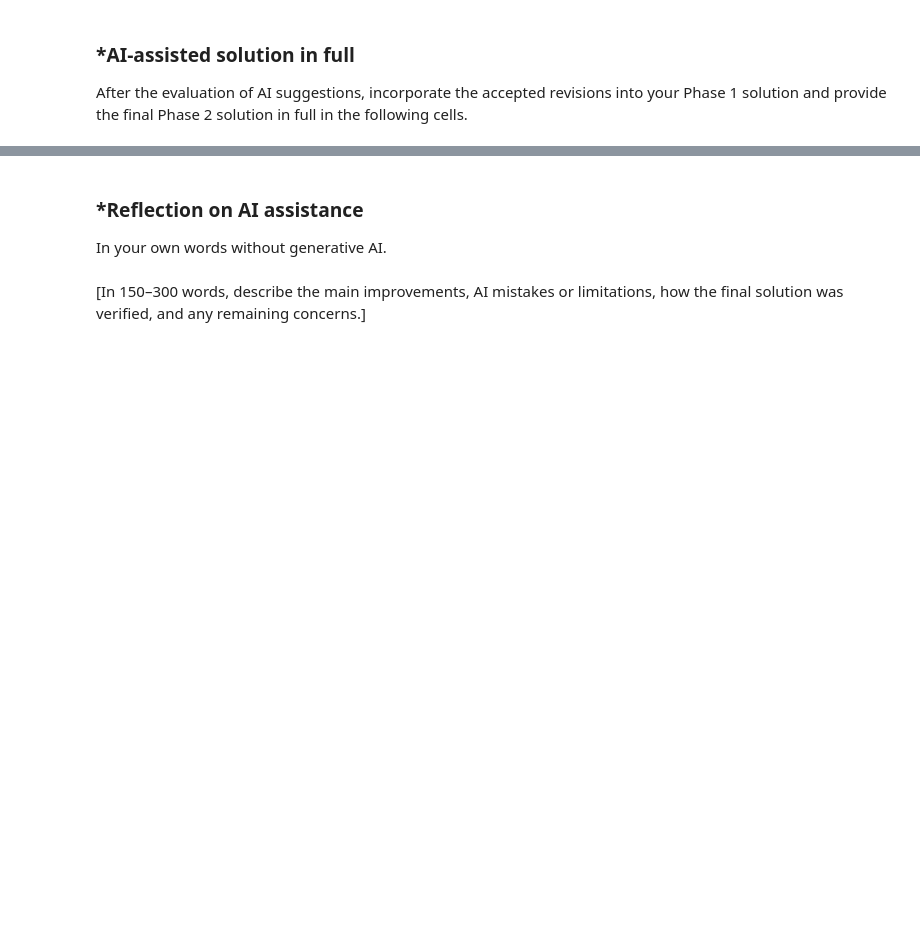
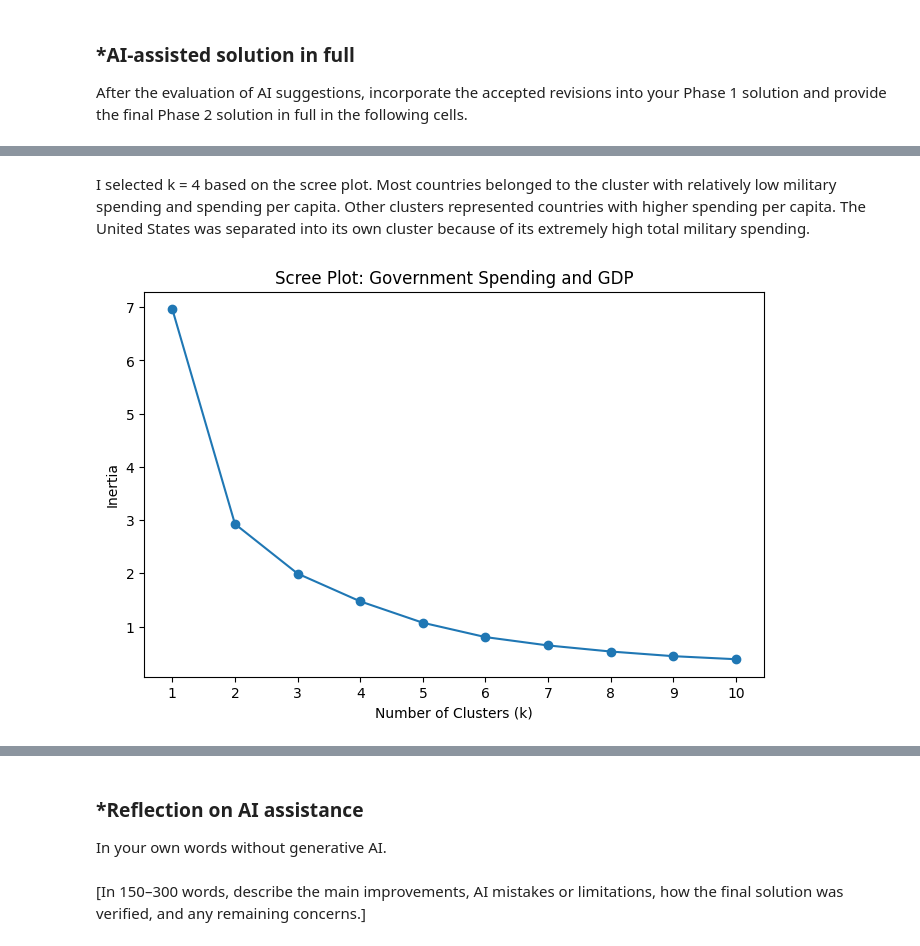
Before and after one commit to eyramg/A04-clustering, a Jupyter notebook: Copy_of_notebook.ipynb, the cells around one changed output, grey strips where cells are left out. Cells and saved outputs as stored; diff of their text form; code cells hidden in the pictures; blank space fills up the shorter version.

```diff
--- a/Copy_of_notebook.ipynb
+++ b/Copy_of_notebook.ipynb
@@ -411,0 +662,31 @@ After the evaluation of AI suggestions, incorporate the accepted revisions into
+# %% [markdown]
+I selected k = 4 based on the scree plot. Most countries belonged to the cluster with relatively low military spending and spending per capita. Other clusters represented countries with higher spending per capita. The United States was separated into its own cluster because of its extremely high total military spending.
+# %%
+
+variables2 = [
+    "Percent of Government Spending",
+    "Percent of GDP"
+]
+
+X2 = MinMaxScaler().fit_transform(df2020[variables2])
+
+inertia2 = []
+
+for k in range(1, 11):
+    model = KMeans(
+        n_clusters=k,
+        random_state=100,
+        n_init=10
+    )
+    model.fit(X2)
+    inertia2.append(model.inertia_)
+
+plt.figure(figsize=(8, 5))
+plt.plot(range(1, 11), inertia2, marker="o")
+plt.xlabel("Number of Clusters (k)")
+plt.ylabel("Inertia")
+plt.title("Scree Plot: Government Spending and GDP")
+plt.xticks(range(1, 11))
+plt.show()
+# %% [output]
+[figure, added]
```
Also changed, not shown: parts of 25 cells of this notebook.
